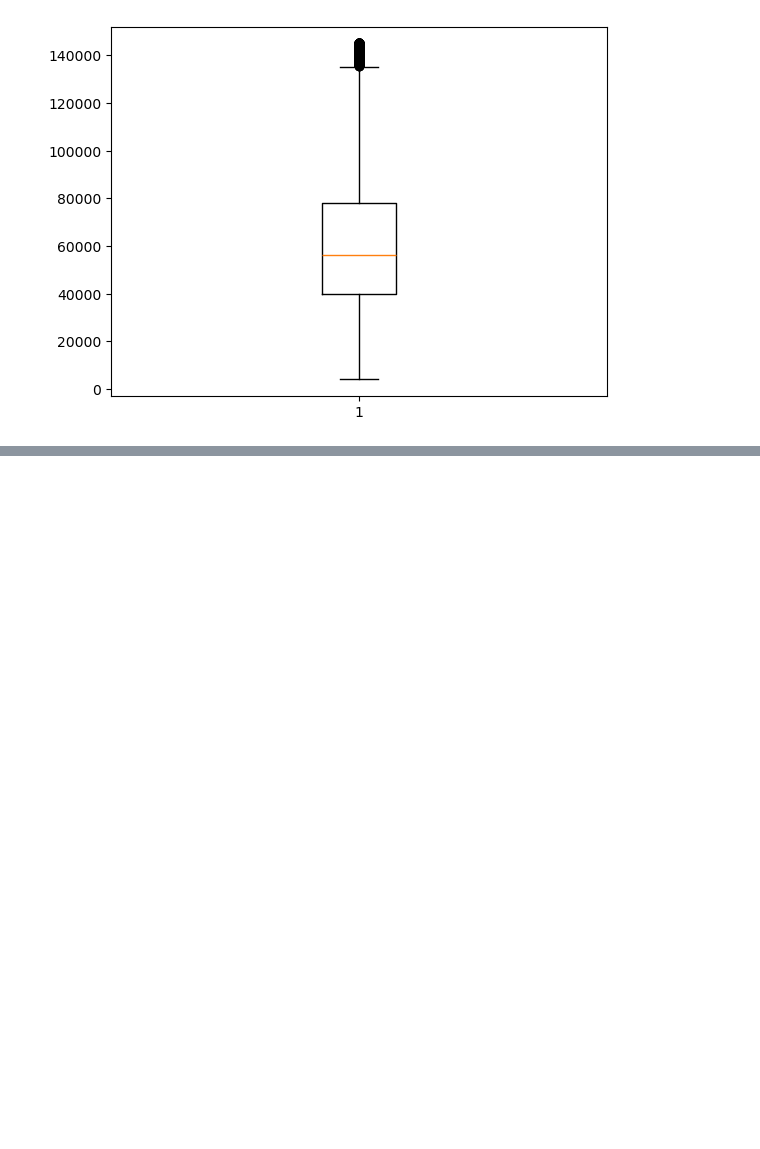
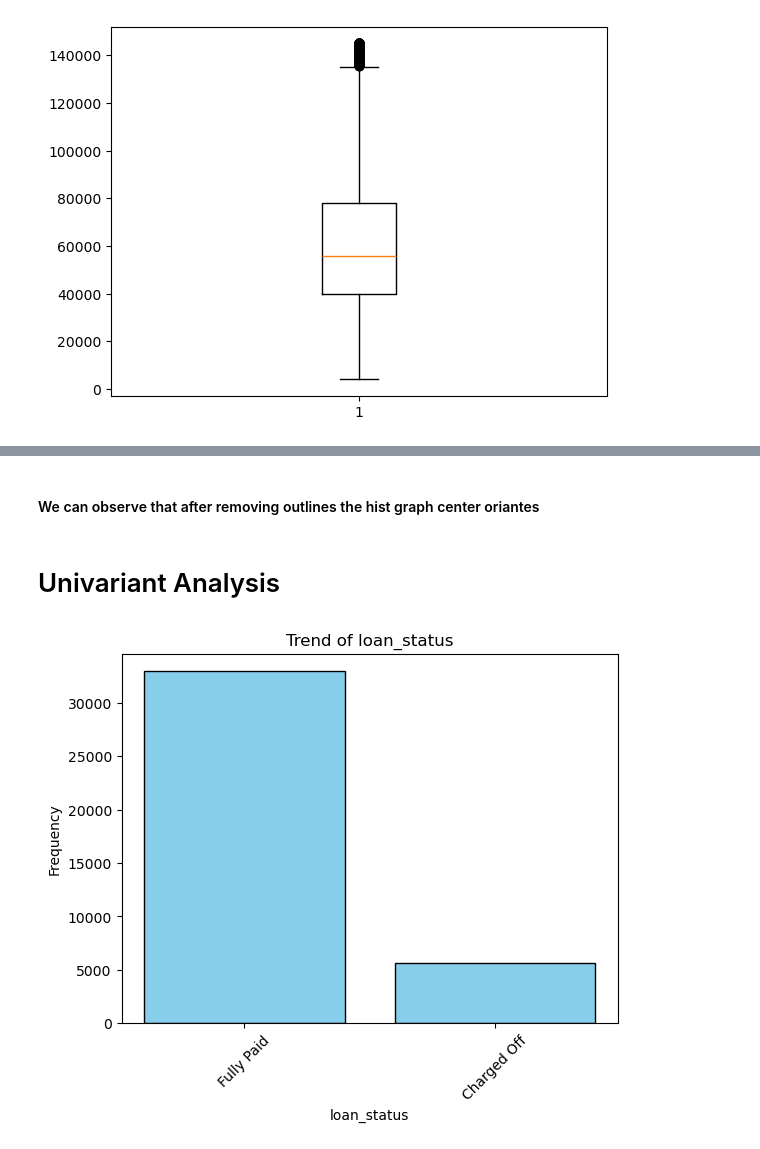
Before and after one commit to Harsh123Sargur/lending_club_case_study, a Jupyter notebook: Harshitha.ipynb, the cells around one changed output, grey strips where cells are left out. Drawn from its saved outputs; the diff is of its cells as text; code cells hidden in the pictures; blank space fills up the shorter version.

```diff
--- a/Harshitha.ipynb
+++ b/Harshitha.ipynb
@@ -286,4 +350,16 @@ data['issue_d'] = pd.to_datetime(data['issue_d'], format='%b-%d')
+# %% [markdown]
+#### We can observe that after removing outlines the hist graph center oriantes
+# %% [markdown]
+# Univariant Analysis
 # %%
-#deriving a new bad_revolve_util if revolve util is greater than 60% (60 is the assuption made)
-data['good_revolve_util'] = data['revol_util'] > 60
+#Visualising which sort of employee take more loan
+emp_length_counts = data['loan_status'].value_counts()
+plt.bar(emp_length_counts.index, emp_length_counts.values, color='skyblue', edgecolor='black')
+plt.title('Trend of loan_status')
+plt.xlabel('loan_status')
+plt.ylabel('Frequency')
+plt.xticks(rotation=45)
+plt.show()
+# %% [output]
+[figure, added]
 # %%
```
Also changed, not shown: parts of 61 cells of this notebook.
